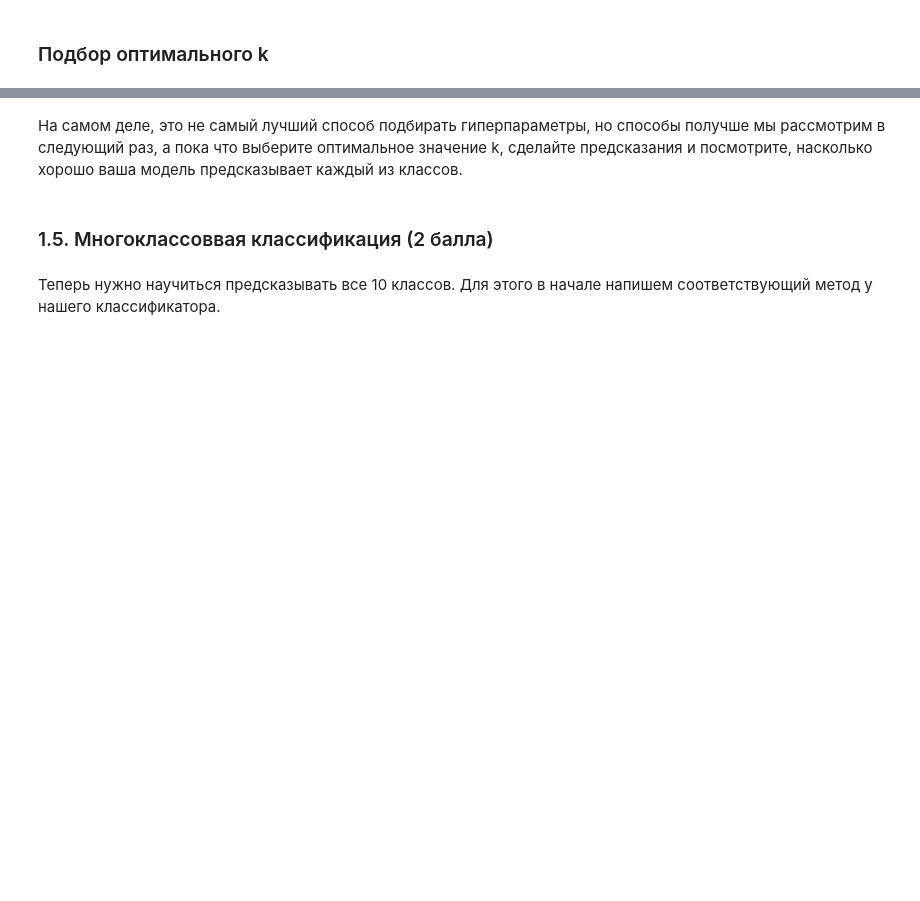
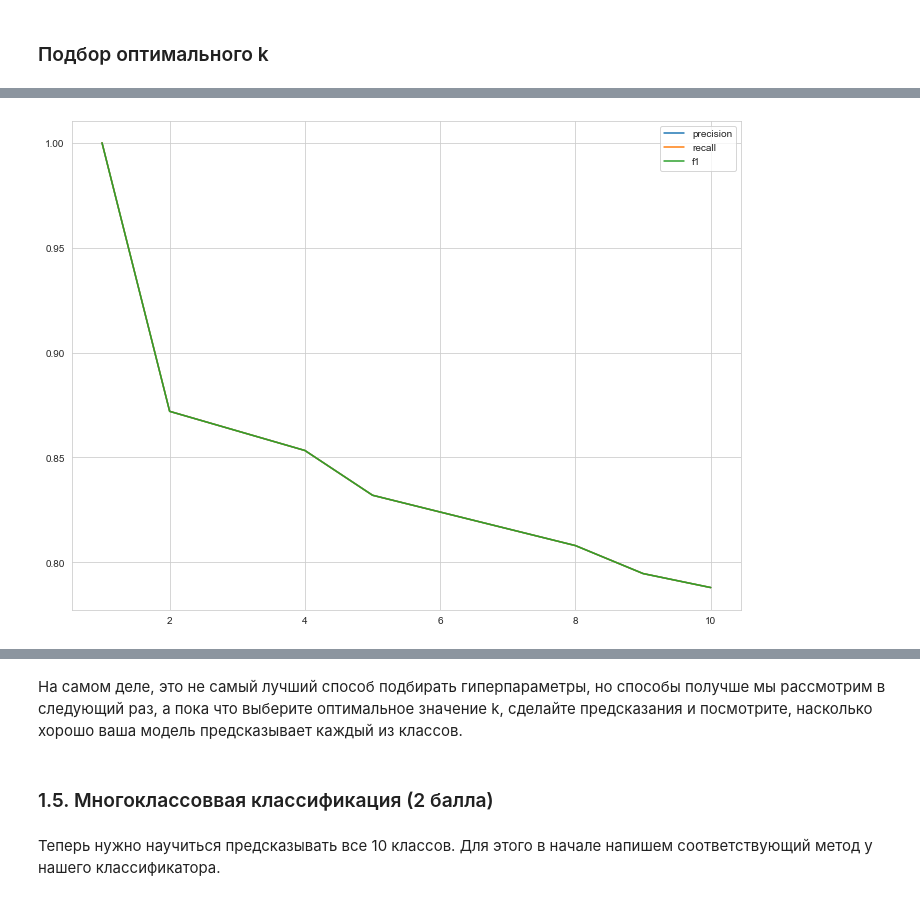
Before and after one commit to Tatiana-kik/BI_ML_2021, a Jupyter notebook: lesson_1_intro_knn/homework/KNN.ipynb, the cells around one changed output, grey strips where cells are left out. Saved outputs shown, nothing was run; the diff lists cells and outputs as text; code cells hidden in the pictures; blank space fills up the shorter version.

```diff
--- a/lesson_1_intro_knn/homework/KNN.ipynb
+++ b/lesson_1_intro_knn/homework/KNN.ipynb
@@ -215,7 +247,7 @@ from sklearn.metrics import precision_score, recall_score, f1_score, accuracy_sc
 
 Реализуйте функцию `choose_best_k` прямо в ноутбуке.
 # %%
-def find_best_k(X_train, y_train, X_test, y_test, params, metric):
+def find_best_k(X_train, y_train, X_test, y_test, params, binary=False):
     """
     Choose the best k for KKNClassifier
     Arguments:
@@ -229,11 +261,28 @@ def find_best_k(X_train, y_train, X_test, y_test, params, metric):
     train_metrics the list of metric values on train data set for each k in params
     test_metrics the list of metric values on test data set for each k in params
     """
-
-    """
-    YOUR CODE IS HERE
-    """
-    pass
+    if binary:
+        average_parameter = 'binary'
+        normalize_parameter = True
+    else:
+        average_parameter = 'micro'
+        normalize_parameter = False
+    train_metrics = pd.DataFrame(columns = ['accuracy', 'precision', 'recall', 'f1'])
+    test_metrics = pd.DataFrame(columns = ['accuracy', 'precision', 'recall', 'f1'])
+    for k in params:
+        knn_classifier = KNNClassifier(k=k)
+        knn_classifier.fit(X_train, y_train)
+        prediction = knn_classifier.predict(X_train)
+        train_metrics.loc[k] = [accuracy_score(y_train, prediction, normalize = normalize_parameter),
+        precision_score(y_train, prediction, average = average_parameter),
+        recall_score(y_train, prediction, average = average_parameter),
+        f1_score(y_train, prediction, average = average_parameter)]
+        prediction = knn_classifier.predict(X_test)
+        test_metrics.loc[k] = [accuracy_score(y_test, prediction, normalize = normalize_parameter),
+        precision_score(y_test, prediction, average = average_parameter),
+        recall_score(y_test, prediction, average = average_parameter),
+        f1_score(y_test, prediction, average = average_parameter)]
+    return train_metrics, test_metrics
 # %%
-params = [1, 2, 4, 5, 8, 10, 30]
-train_metrics, test_metrics = find_best_k(binary_train_X, binary_train_y, binary_test_X, binary_test_y, params, accuracy_score)
+params = [1, 2, 4, 5, 8, 9, 10]
+train_metrics, test_metrics = find_best_k(binary_train_X, binary_train_y, binary_test_X, binary_test_y, params, switch == '1')
@@ -247,0 +315,9 @@ plt.ylabel("YOUR METRIC");
+# %%
+if switch == '1':
+    plt.plot(train_metrics, label = train_metrics.columns.values)
+    plt.legend()
+else:
+    plt.plot(train_metrics.drop(columns = ['accuracy'], inplace = False), label = train_metrics.drop(columns = ['accuracy'], inplace = False).columns.values)
+    plt.legend()
+# %% [output]
+[figure, added]
```
Also changed, not shown: parts of 11 cells of this notebook, 1 other file.
